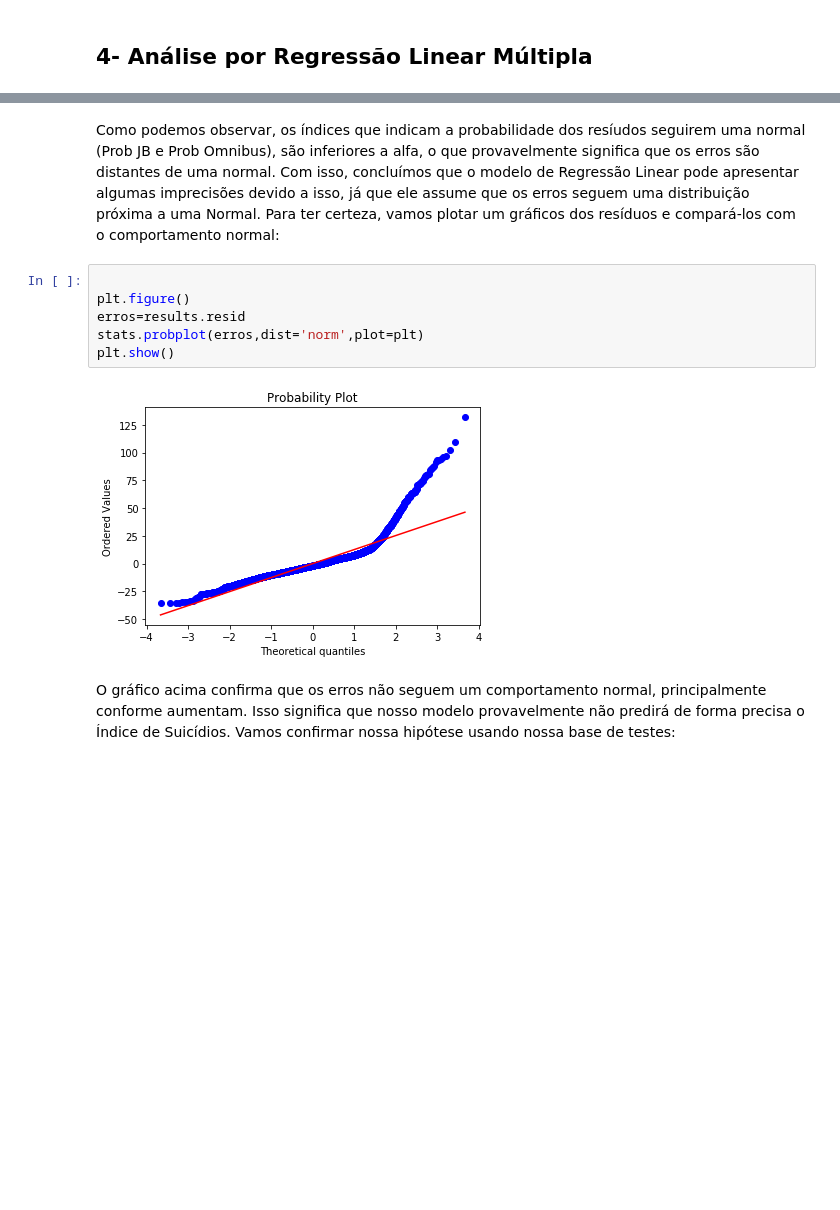
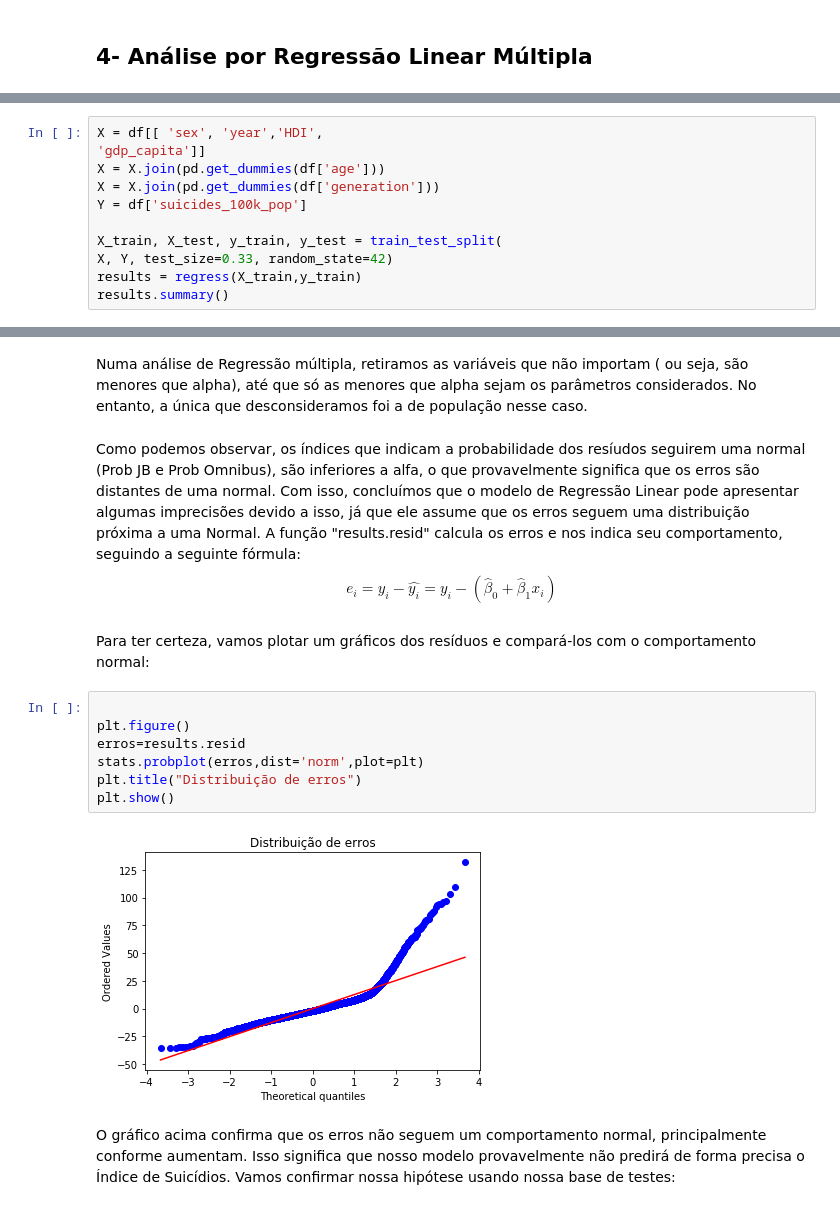
Before and after one commit to mvcavalieri/cdadosproj2, a Jupyter notebook: Proj2.ipynb, the cells around one changed output, grey strips where cells are left out. Saved outputs shown, nothing was run; the diff lists cells and outputs as text; blank space fills up the shorter version.

```diff
--- a/Proj2.ipynb
+++ b/Proj2.ipynb
@@ -234,0 +306,11 @@ strong multicollinearity problems or that the design matrix is singular.
+# %%
+X = df[[ 'sex', 'year','HDI',
+'gdp_capita']]
+X = X.join(pd.get_dummies(df['age']))
+X = X.join(pd.get_dummies(df['generation']))
+Y = df['suicides_100k_pop']
+
+X_train, X_test, y_train, y_test = train_test_split(
+X, Y, test_size=0.33, random_state=42)
+results = regress(X_train,y_train)
+results.summary()
@@ -235,14 +352,20 @@ strong multicollinearity problems or that the design matrix is singular.
+# %% [markdown]
+Numa análise de Regressão múltipla, retiramos as variáveis que não importam ( ou seja, são menores que alpha), até que só as menores que alpha sejam os parâmetros considerados. No entanto, a única que desconsideramos foi a de população nesse caso.
 # %% [markdown]
 Como podemos observar, os índices que indicam a probabilidade dos resíudos seguirem uma normal (Prob JB e Prob Omnibus), são inferiores a alfa, o que provavelmente significa que os erros são distantes de uma normal. Com isso, concluímos que o modelo de Regressão Linear pode apresentar algumas imprecisões devido a isso, já que ele assume que os erros seguem uma distribuição próxima a uma Normal.
-Para ter certeza, vamos plotar um gráficos dos resíduos e compará-los com o comportamento normal:
+A função "results.resid" calcula os erros e nos indica seu comportamento, seguindo a seguinte fórmula:
+$$e_i=y_i-\hat{y_i}=y_i-(\hat{\beta}_0+\hat{\beta}_1x_i)$$
+# %% [markdown]
+Para ter certeza, vamos plotar um gráficos dos resíduos e compará-los com o comportamento normal:
 # %%
 
 plt.figure()
 erros=results.resid
 stats.probplot(erros,dist='norm',plot=plt)
+plt.title("Distribuição de erros")
 plt.show()
 # %% [output]
-[figure, old version]
+[figure, new version]
 # %% [markdown]
 O gráfico acima confirma que os erros não seguem um comportamento normal, principalmente conforme aumentam. Isso significa que nosso modelo provavelmente não predirá de forma precisa o Índice de Suicídios. Vamos confirmar nossa hipótese usando nossa base de testes:
 # %%
```
Also changed, not shown: parts of 26 cells of this notebook.
